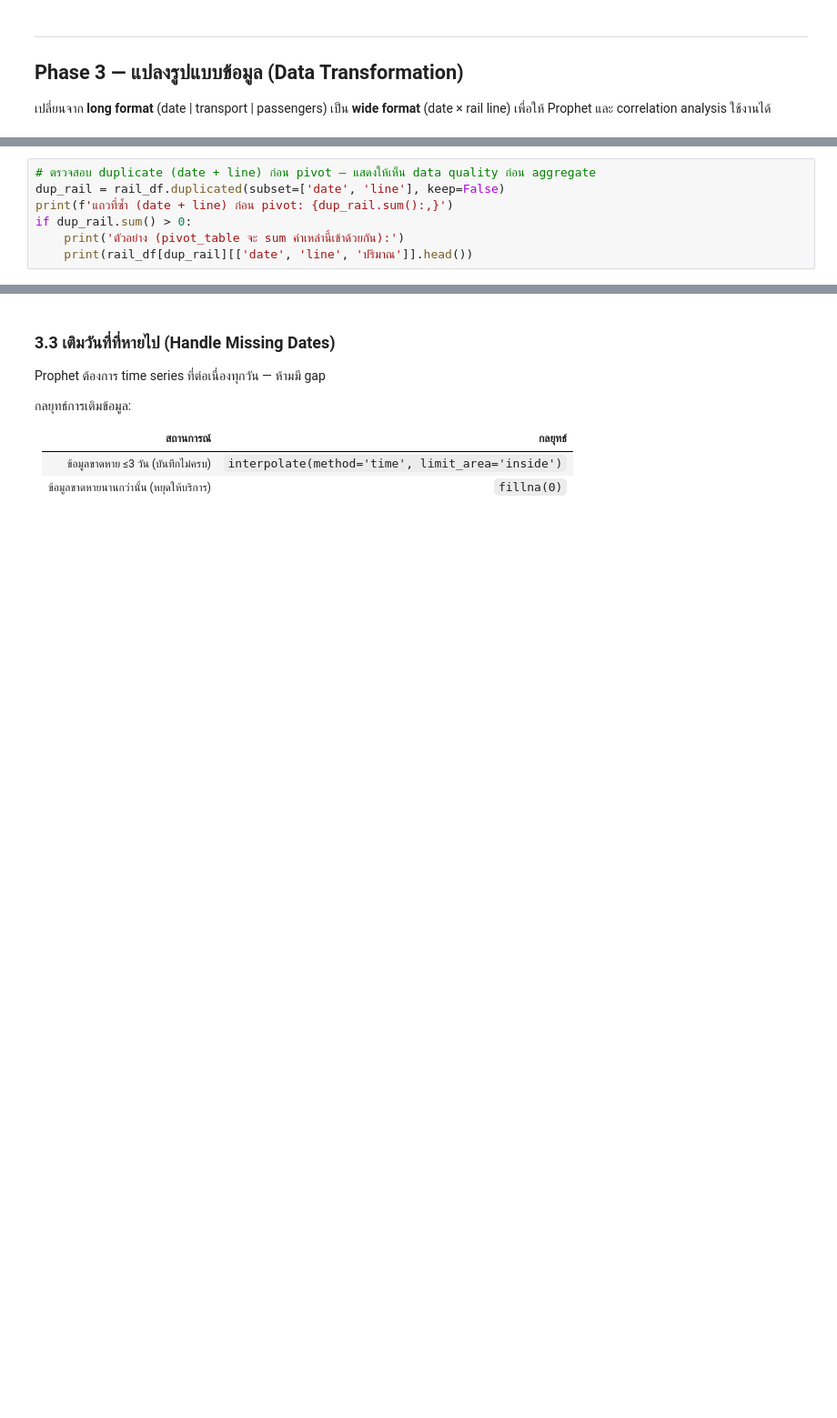
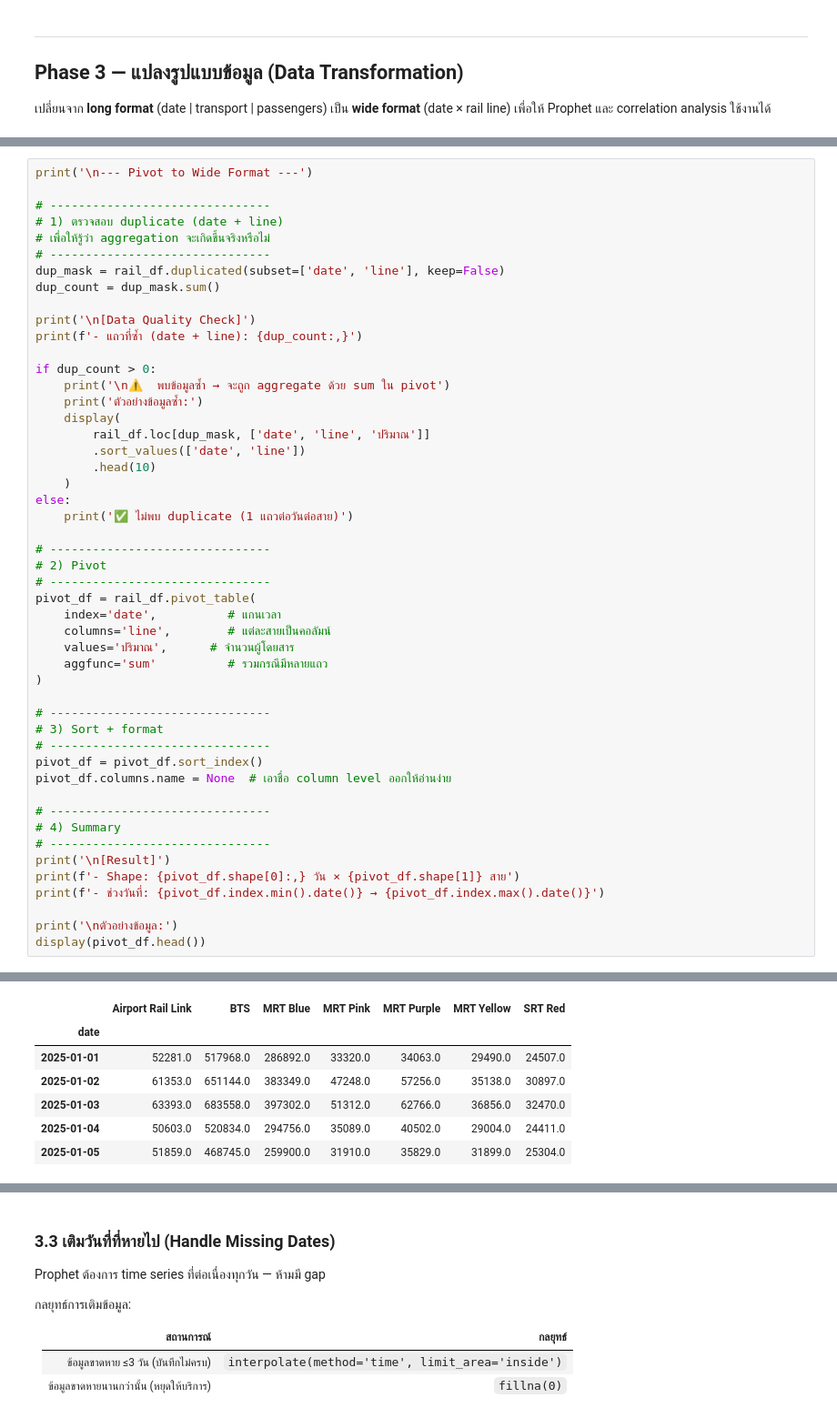
Before and after one commit to lumduan/superai-se6-mini-hackathon-1, a Jupyter notebook: dataset-5/mini-hackathon-1.ipynb, the cells around one changed output, grey strips where cells are left out. Shown at 91% size. Saved outputs shown, nothing was run; the diff lists cells and outputs as text; blank space fills up the shorter version.

```diff
--- a/dataset-5/mini-hackathon-1.ipynb
+++ b/dataset-5/mini-hackathon-1.ipynb
@@ -1194,8 +1252,50 @@ print('สายที่เหลือ:', sorted(rail_df['line'].unique()))
 # %%
-# ตรวจสอบ duplicate (date + line) ก่อน pivot — แสดงให้เห็น data quality ก่อน aggregate
-dup_rail = rail_df.duplicated(subset=['date', 'line'], keep=False)
-print(f'แถวที่ซ้ำ (date + line) ก่อน pivot: {dup_rail.sum():,}')
-if dup_rail.sum() > 0:
-    print('ตัวอย่าง (pivot_table จะ sum ค่าเหล่านี้เข้าด้วยกัน):')
-    print(rail_df[dup_rail][['date', 'line', 'ปริมาณ']].head())
+print('\n--- Pivot to Wide Format ---')
+
+# -------------------------------
+# 1) ตรวจสอบ duplicate (date + line)
+# เพื่อให้รู้ว่า aggregation จะเกิดขึ้นจริงหรือไม่
+# -------------------------------
+dup_mask = rail_df.duplicated(subset=['date', 'line'], keep=False)
+dup_count = dup_mask.sum()
+
+print('\n[Data Quality Check]')
+print(f'- แถวที่ซ้ำ (date + line): {dup_count:,}')
+
+if dup_count > 0:
+    print('\n⚠️  พบข้อมูลซ้ำ → จะถูก aggregate ด้วย sum ใน pivot')
+    print('ตัวอย่างข้อมูลซ้ำ:')
+    display(
+        rail_df.loc[dup_mask, ['date', 'line', 'ปริมาณ']]
+        .sort_values(['date', 'line'])
+        .head(10)
+    )
+else:
+    print('✅ ไม่พบ duplicate (1 แถวต่อวันต่อสาย)')
+
+# -------------------------------
+# 2) Pivot
+# -------------------------------
+pivot_df = rail_df.pivot_table(
+    index='date',          # แกนเวลา
+    columns='line',        # แต่ละสายเป็นคอลัมน์
+    values='ปริมาณ',      # จำนวนผู้โดยสาร
+    aggfunc='sum'          # รวมกรณีมีหลายแถว
+)
+
+# -------------------------------
+# 3) Sort + format
+# -------------------------------
+pivot_df = pivot_df.sort_index()
+pivot_df.columns.name = None  # เอาชื่อ column level ออกให้อ่านง่าย
+
+# -------------------------------
+# 4) Summary
+# -------------------------------
+print('\n[Result]')
+print(f'- Shape: {pivot_df.shape[0]:,} วัน × {pivot_df.shape[1]} สาย')
+print(f'- ช่วงวันที่: {pivot_df.index.min().date()} → {pivot_df.index.max().date()}')
+
+print('\nตัวอย่างข้อมูล:')
+display(pivot_df.head())
 # %% [output]
@@ -1202,0 +1313,7 @@ if dup_rail.sum() > 0:
+|  | Airport Rail Link | BTS | MRT Blue | MRT Pink | MRT Purple | MRT Yellow | SRT Red |
+| date |  |  |  |  |  |  |  |
+| 2025-01-01 | 52281.0 | 517968.0 | 286892.0 | 33320.0 | 34063.0 | 29490.0 | 24507.0 |
+| 2025-01-02 | 61353.0 | 651144.0 | 383349.0 | 47248.0 | 57256.0 | 35138.0 | 30897.0 |
+| 2025-01-03 | 63393.0 | 683558.0 | 397302.0 | 51312.0 | 62766.0 | 36856.0 | 32470.0 |
+| 2025-01-04 | 50603.0 | 520834.0 | 294756.0 | 35089.0 | 40502.0 | 29004.0 | 24411.0 |
+| 2025-01-05 | 51859.0 | 468745.0 | 259900.0 | 31910.0 | 35829.0 | 31899.0 | 25304.0 |
```
Also changed, not shown: parts of 14 cells of this notebook.
